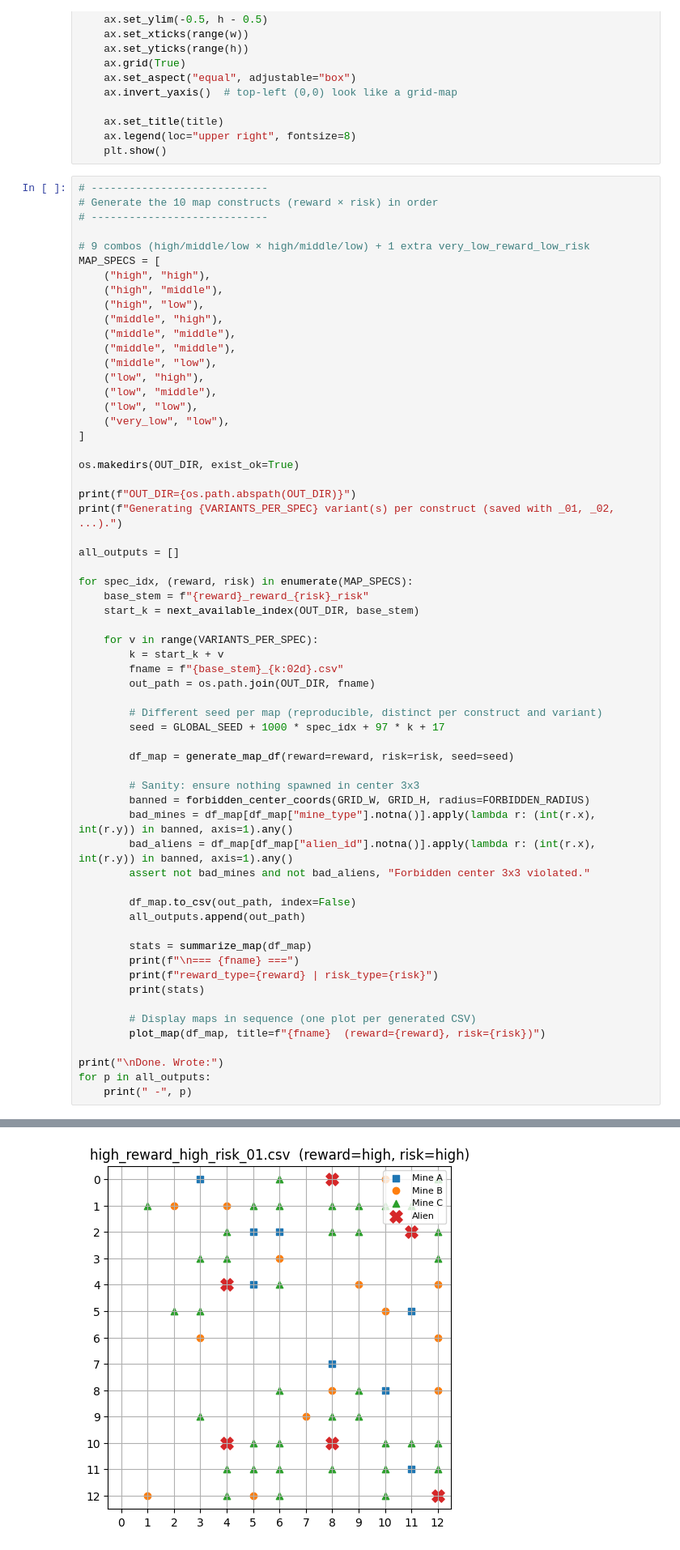
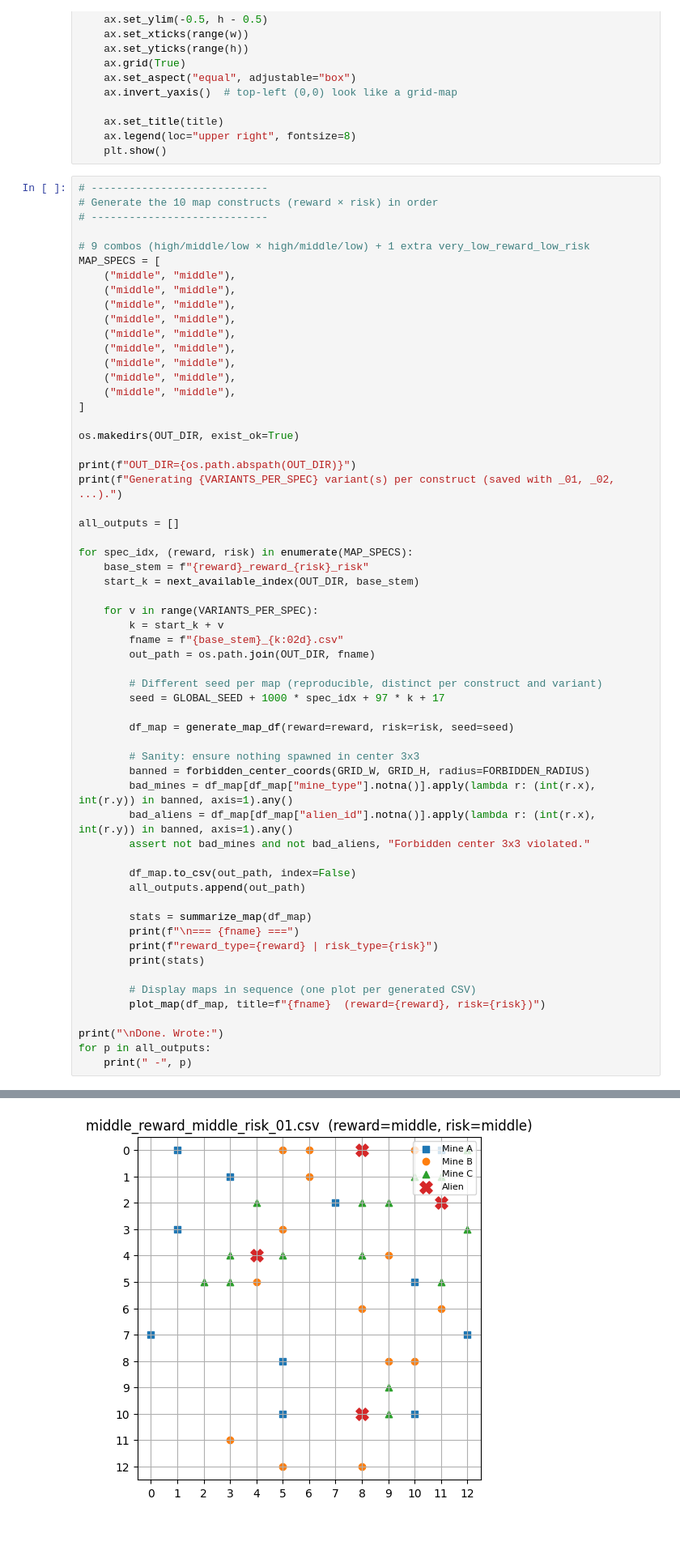
Before and after one commit to JerryGuo2001/Role_Speficifed_Collective_Foraging_Task, a Jupyter notebook: Util_ipynb/random_grid_map_generator.ipynb, the cells around one changed output, grey strips where cells are left out. Shown at 81% size. Drawn from its saved outputs; the diff is of its cells as text.

```diff
--- a/Util_ipynb/random_grid_map_generator.ipynb
+++ b/Util_ipynb/random_grid_map_generator.ipynb
@@ -360,17 +360,15 @@ def plot_map(df: pd.DataFrame, title: str, w: int = GRID_W, h: int = GRID_H):
 
 # 9 combos (high/middle/low × high/middle/low) + 1 extra very_low_reward_low_risk
 MAP_SPECS = [
-    ("high", "high"),
-    ("high", "middle"),
-    ("high", "low"),
-    ("middle", "high"),
     ("middle", "middle"),
     ("middle", "middle"),
-    ("middle", "low"),
-    ("low", "high"),
-    ("low", "middle"),
-    ("low", "low"),
-    ("very_low", "low"),
+    ("middle", "middle"),
+    ("middle", "middle"),
+    ("middle", "middle"),
+    ("middle", "middle"),
+    ("middle", "middle"),
+    ("middle", "middle"),
+    ("middle", "middle"),
 ]
 
 os.makedirs(OUT_DIR, exist_ok=True)
@@ -424 +422 @@ reward_type=high | risk_type=high
-[figure, old version]
+[figure, new version]
```
Also changed, not shown: parts of 1 cell of this notebook, 19 other files.
